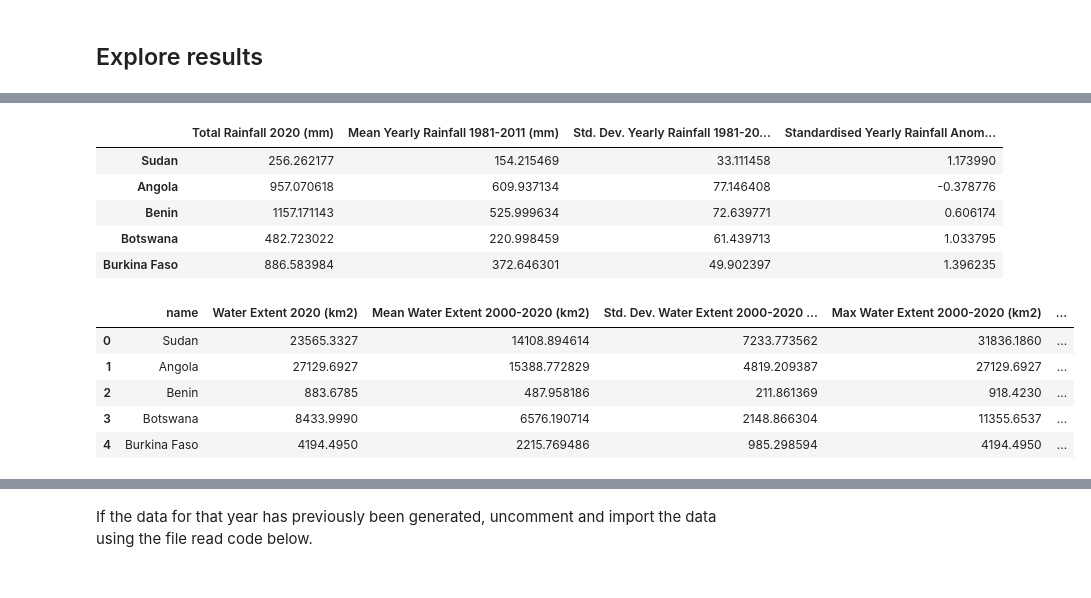
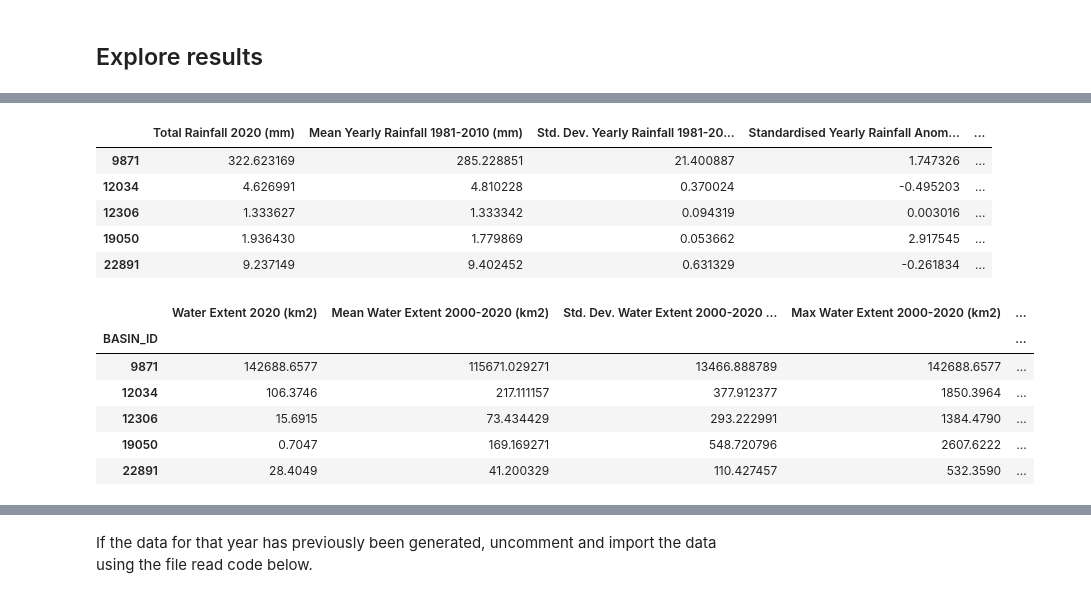
Before and after one commit to digitalearthafrica/wofs-validation, a Jupyter notebook: 03_Figures_for_paper/Plot_WofS_by_country.ipynb, the cells around one changed output, grey strips where cells are left out. Saved outputs shown, nothing was run; the diff lists cells and outputs as text; code cells hidden in the pictures.

Commit message:
run basins analysis

```diff
--- a/03_Figures_for_paper/Plot_WofS_by_country.ipynb
+++ b/03_Figures_for_paper/Plot_WofS_by_country.ipynb
@@ -90,7 +86,7 @@ gc.set_threshold(g0*2, g1*2, g2*2)
 i = 0
 
 # Loop through polygons in geodataframe and extract satellite data
-for index, row in gdf[21:].iterrows():
+for index, row in gdf.iterrows():
 
     print(" Feature {:02}/{:02}\r".format(i + 1, len(gdf)),
                   end='')
@@ -263,9 +209,9 @@ ax.set_title("Surface water area "+str(int(lower*100))+"-"+str(int(upper*100))+"
 # %%
 year='2020'
-vector_file = 'results/geojsons/wofs_water_extent_africa_'+year+'.geojson'
+vector_file = 'results/geojsons/wofs_water_extent_africa_'+output_suffix+'_'+year+'.geojson'
 gdf = gpd.read_file(vector_file)
 # %%
-attribute_col = 'name'
+attribute_col = 'BASIN_ID'
 
 resolution = (-5000, 5000) # native CHIRPS resolution
 output_crs = 'EPSG:6933'
@@ -374,26 +321,30 @@ df_rain = pd.DataFrame.from_dict(
         rain_mean,
         rain_std,
         rain_anomaly,
+        rain_max,
+        rain_min,
+        rain_idxmin,
+        rain_idxmax
     ]
 ).T.rename(
     {
         0: "Total Rainfall " + year + " (mm)",
-        1: "Mean Yearly Rainfall 1981-2011 (mm)",
-        2: "Std. Dev. Yearly Rainfall 1981-2011 (mm)",
+        1: "Mean Yearly Rainfall 1981-2010 (mm)",
+        2: "Std. Dev. Yearly Rainfall 1981-2010 (mm)",
         3: "Standardised Yearly Rainfall Anomaly "+year,
-#         4: "Max Water Extent 2000-2020 (km2)",
-#         5: "Min Rainfall 1981-20 (km2)",
-#         6: "Year of Max Water Extent 2000-2020 (km2)",
-#         7: "Year of Min Water Extent 2000-2020 (km2)",
+        4: "Max Rainfall 2000-2020 (mm)",
+        5: "Min Rainfall 2000-2020 (mm)",
+        6: "Year of Min Rainfall 2000-2020",
+        7: "Year of Max Rainfall 2000-2020",
     },
     axis=1,
 )
 
 df_rain.head()
 # %% [output]
-|  | Total Rainfall 2020 (mm) | Mean Yearly Rainfall 1981-2011 (mm) | Std. Dev. Yearly Rainfall 1981-20... | Standardised Yearly Rainfall Anom... |
-| Sudan | 256.262177 | 154.215469 | 33.111458 | 1.173990 |
-| Angola | 957.070618 | 609.937134 | 77.146408 | -0.378776 |
-| Benin | 1157.171143 | 525.999634 | 72.639771 | 0.606174 |
-| Botswana | 482.723022 | 220.998459 | 61.439713 | 1.033795 |
-| Burkina Faso | 886.583984 | 372.646301 | 49.902397 | 1.396235 |
+|  | Total Rainfall 2020 (mm) | Mean Yearly Rainfall 1981-2010 (mm) | Std. Dev. Yearly Rainfall 1981-20... | Standardised Yearly Rainfall Anom... | ... |
+| 9871 | 322.623169 | 285.228851 | 21.400887 | 1.747326 | ... |
+| 12034 | 4.626991 | 4.810228 | 0.370024 | -0.495203 | ... |
+| 12306 | 1.333627 | 1.333342 | 0.094319 | 0.003016 | ... |
+| 19050 | 1.936430 | 1.779869 | 0.053662 | 2.917545 | ... |
+| 22891 | 9.237149 | 9.402452 | 0.631329 | -0.261834 | ... |
@@ -400,11 +353,12 @@ df_rain.head()
 # %%
-# gdf = gdf.join(df_rain, 'name')
+gdf = gdf.set_index('BASIN_ID').join(df_rain, attribute_col)
 gdf.head()
 # %% [output]
-|  | name | Water Extent 2020 (km2) | Mean Water Extent 2000-2020 (km2) | Std. Dev. Water Extent 2000-2020 ... | Max Water Extent 2000-2020 (km2) | ... |
-| 0 | Sudan | 23565.3327 | 14108.894614 | 7233.773562 | 31836.1860 | ... |
-| 1 | Angola | 27129.6927 | 15388.772829 | 4819.209387 | 27129.6927 | ... |
-| 2 | Benin | 883.6785 | 487.958186 | 211.861369 | 918.4230 | ... |
-| 3 | Botswana | 8433.9990 | 6576.190714 | 2148.866304 | 11355.6537 | ... |
-| 4 | Burkina Faso | 4194.4950 | 2215.769486 | 985.298594 | 4194.4950 | ... |
+|  | Water Extent 2020 (km2) | Mean Water Extent 2000-2020 (km2) | Std. Dev. Water Extent 2000-2020 ... | Max Water Extent 2000-2020 (km2) | ... |
+| BASIN_ID |  |  |  |  | ... |
+| 9871 | 142688.6577 | 115671.029271 | 13466.888789 | 142688.6577 | ... |
+| 12034 | 106.3746 | 217.111157 | 377.912377 | 1850.3964 | ... |
+| 12306 | 15.6915 | 73.434429 | 293.222991 | 1384.4790 | ... |
+| 19050 | 0.7047 | 169.169271 | 548.720796 | 2607.6222 | ... |
+| 22891 | 28.4049 | 41.200329 | 110.427457 | 532.3590 | ... |
 # %%
```
Also changed, not shown: parts of 59 cells of this notebook, 34 other files.
